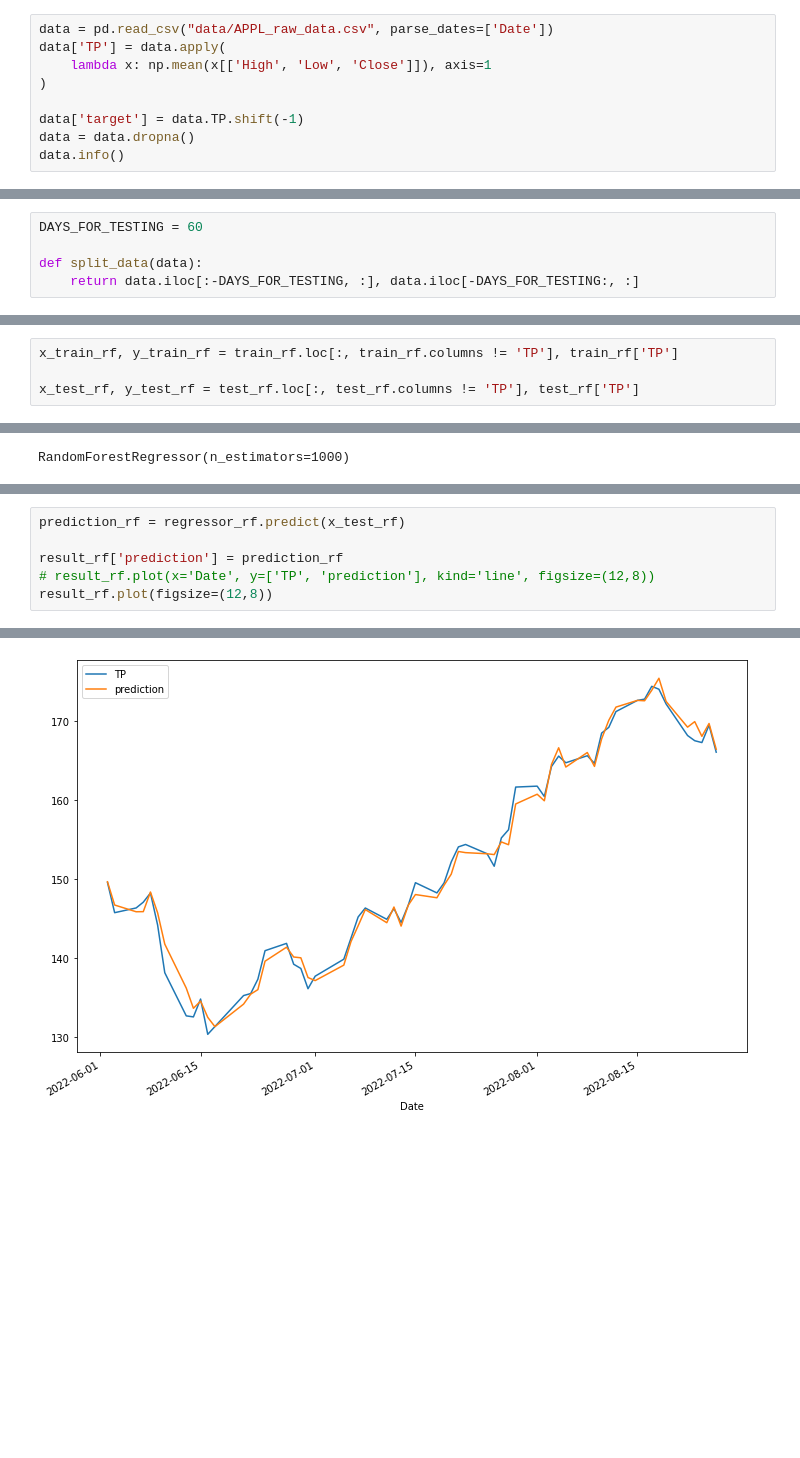
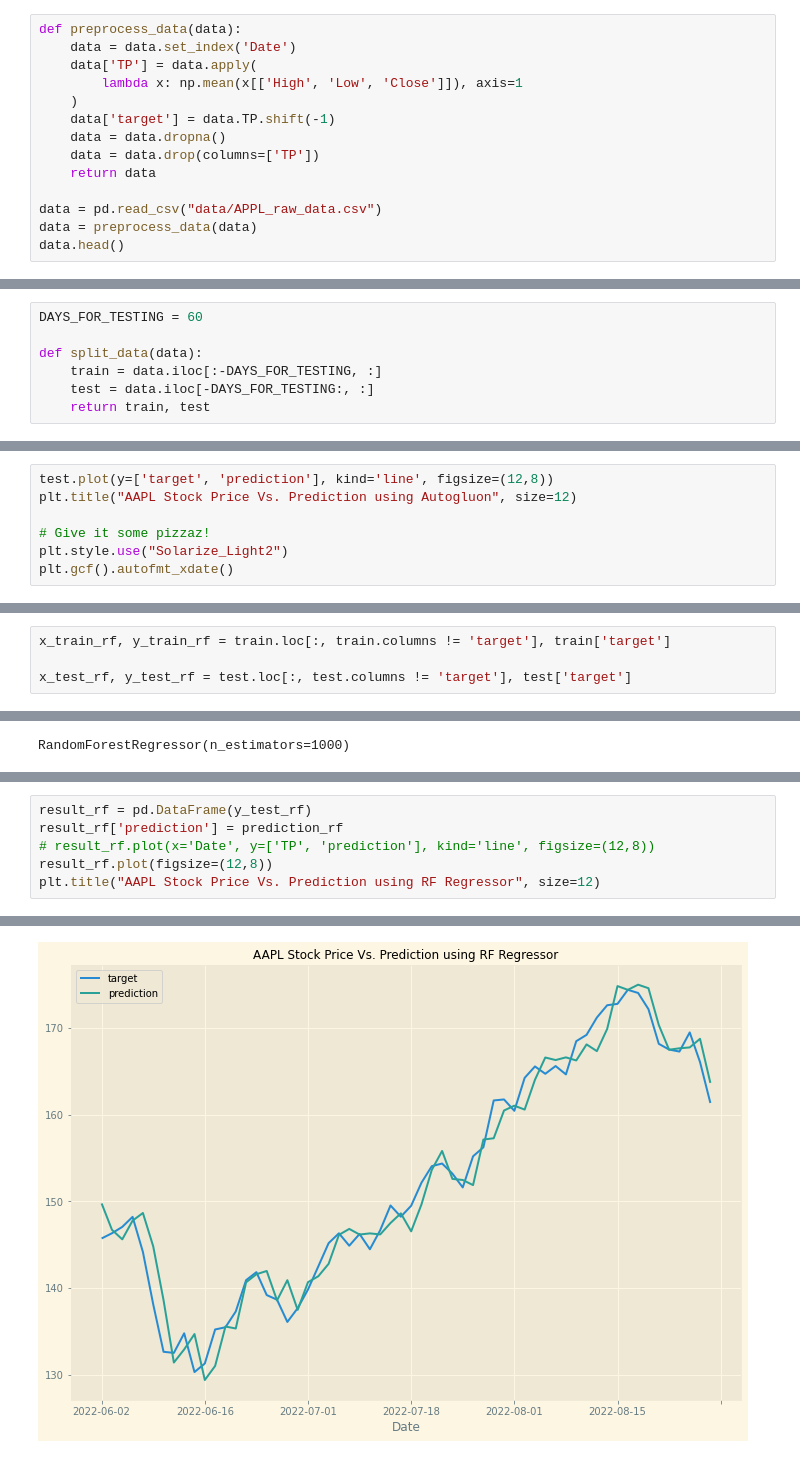
Before and after one commit to jwen2014/predict-stock-price, a Jupyter notebook: train.ipynb, the cells around one changed output, grey strips where cells are left out. Cells and saved outputs as stored; diff of their text form; blank space fills up the shorter version.

```diff
--- a/train.ipynb
+++ b/train.ipynb
@@ -10,12 +12,17 @@ from autogluon.tabular import TabularPredictor
 # %% [markdown]
 ## Exploratory Data Analysis
 # %%
-data = pd.read_csv("data/APPL_raw_data.csv", parse_dates=['Date'])
-data['TP'] = data.apply(
-    lambda x: np.mean(x[['High', 'Low', 'Close']]), axis=1
-)
+def preprocess_data(data):
+    data = data.set_index('Date')
+    data['TP'] = data.apply(
+        lambda x: np.mean(x[['High', 'Low', 'Close']]), axis=1
+    )
+    data['target'] = data.TP.shift(-1)
+    data = data.dropna()
+    data = data.drop(columns=['TP'])
+    return data
 
-data['target'] = data.TP.shift(-1)
-data = data.dropna()
-data.info()
+data = pd.read_csv("data/APPL_raw_data.csv")
+data = preprocess_data(data)
+data.head()
 # %% [output]
@@ -46,7 +41,9 @@ In order not to overfit our model, we split the data into train and test linearl
 DAYS_FOR_TESTING = 60
 
 def split_data(data):
-    return data.iloc[:-DAYS_FOR_TESTING, :], data.iloc[-DAYS_FOR_TESTING:, :]
+    train = data.iloc[:-DAYS_FOR_TESTING, :]
+    test = data.iloc[-DAYS_FOR_TESTING:, :]
+    return train, test
 # %%
 train, test = split_data(data)
 train.head()
@@ -131,0 +119,7 @@ test.plot(x='Date', y=['TP', 'prediction'], kind='line', figsize=(12,8))
+# %%
+test.plot(y=['target', 'prediction'], kind='line', figsize=(12,8))
+plt.title("AAPL Stock Price Vs. Prediction using Autogluon", size=12)
+
+# Give it some pizzaz!
+plt.style.use("Solarize_Light2")
+plt.gcf().autofmt_xdate()
@@ -174,7 +147,7 @@ train_rf.shape, test_rf.shape
 # %%
-x_train_rf, y_train_rf = train_rf.loc[:, train_rf.columns != 'TP'], train_rf['TP']
+x_train_rf, y_train_rf = train.loc[:, train.columns != 'target'], train['target']
 
-x_test_rf, y_test_rf = test_rf.loc[:, test_rf.columns != 'TP'], test_rf['TP']
+x_test_rf, y_test_rf = test.loc[:, test.columns != 'target'], test['target']
 # %%
 # Instanciating a Regressor and Training
 regressor_rf = RandomForestRegressor(n_estimators = 1000)
@@ -197,7 +178,7 @@ result_rf.head()
 # %%
-prediction_rf = regressor_rf.predict(x_test_rf)
-
+result_rf = pd.DataFrame(y_test_rf)
 result_rf['prediction'] = prediction_rf
 # result_rf.plot(x='Date', y=['TP', 'prediction'], kind='line', figsize=(12,8))
 result_rf.plot(figsize=(12,8))
+plt.title("AAPL Stock Price Vs. Prediction using RF Regressor", size=12)
 # %% [output]
@@ -205 +186 @@ result_rf.plot(figsize=(12,8))
-[figure, old version]
+[figure, new version]
```
Also changed, not shown: parts of 25 cells of this notebook.
